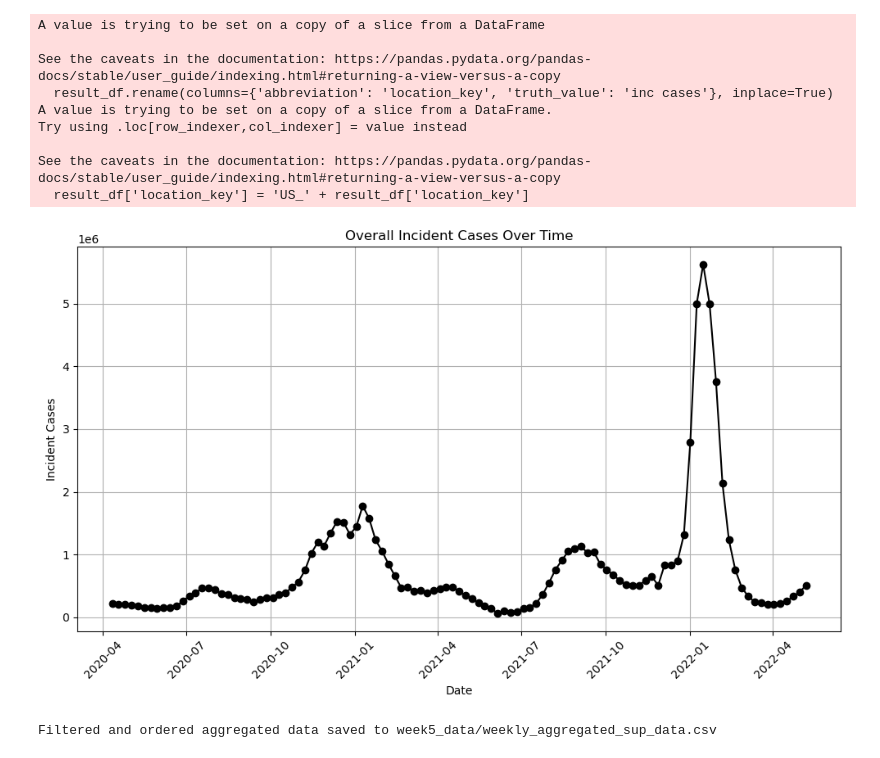
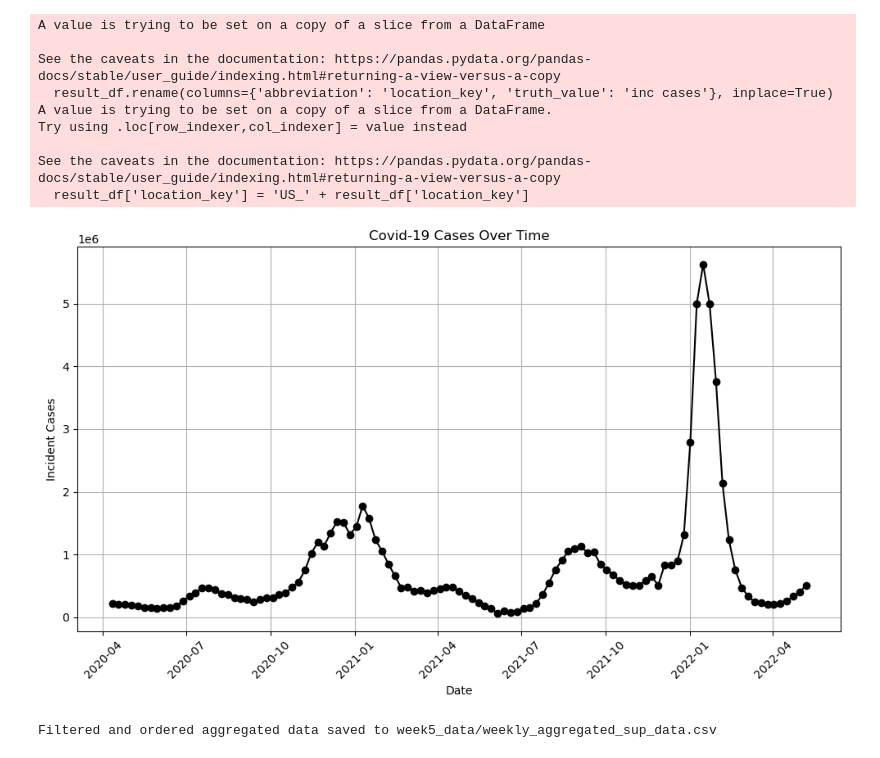
Before and after one commit to Aoyamaxx/Covid-9-TEAM, a Jupyter notebook: week5_MM_final.ipynb, the cells around one changed output. Saved outputs shown, nothing was run; the diff lists cells and outputs as text; code cells hidden in the pictures.

```diff
--- a/week5_MM_final.ipynb
+++ b/week5_MM_final.ipynb
@@ -24,32 +24,32 @@ See the caveats in the documentation: https://pandas.pydata.org/pandas-docs/stab
 # %%
 import matplotlib.pyplot as plt
 import pandas as pd
 from matplotlib.dates import AutoDateLocator, AutoDateFormatter
 
 main_csv_path = 'week5_data/filtered_main_dataset.csv'
 df = pd.read_csv(main_csv_path, low_memory=False)
 
 df['target_end_date'] = pd.to_datetime(df['target_end_date'])
 
 overall_df = df.groupby('target_end_date')['inc cases'].sum().reset_index()
 
 plt.figure(figsize=(10, 6))
 plt.plot(overall_df['target_end_date'], overall_df['inc cases'], color='black', marker='o', linestyle='-')
 
 date_locator = AutoDateLocator()
 date_formatter = AutoDateFormatter(date_locator)
 plt.gca().xaxis.set_major_locator(date_locator)
 plt.gca().xaxis.set_major_formatter(date_formatter)
 
-plt.title('Overall Incident Cases Over Time')
+plt.title('Covid-19 Cases Over Time')
 plt.xlabel('Date')
 plt.ylabel('Incident Cases')
 plt.grid(True)
 plt.xticks(rotation=45)
 plt.tight_layout()
 plt.show()
 # %% [output]
-[figure, old version]
+[figure, new version]
 # %%
 # Independent variable data preprocessing
 
```
Also changed, not shown: parts of 3 cells of this notebook, 1 other file.
